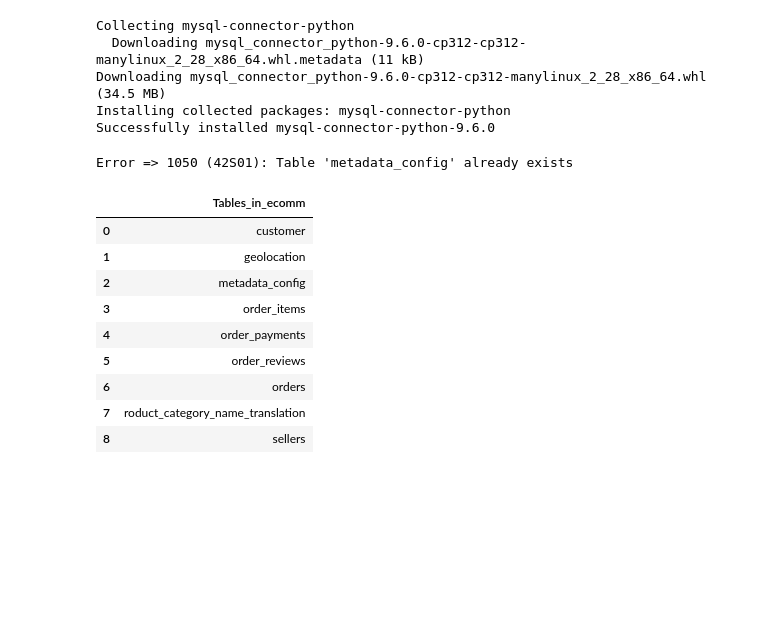
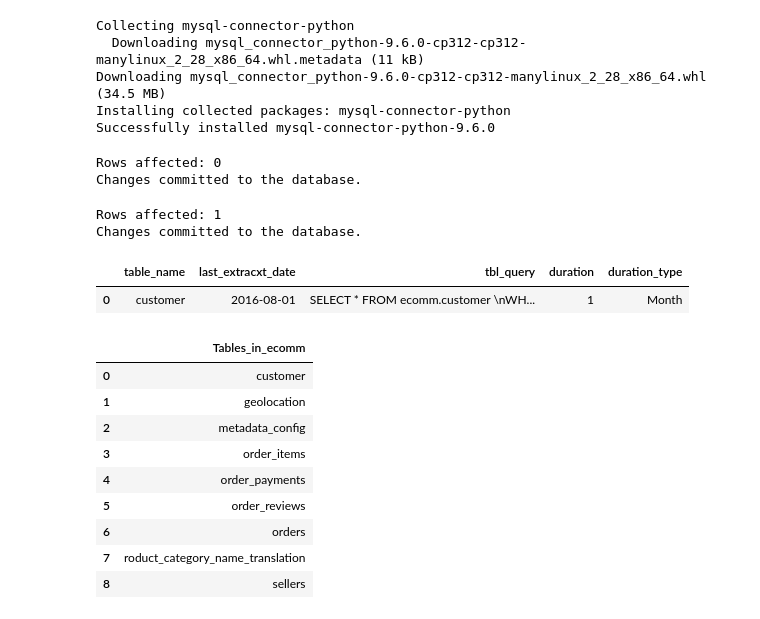
Before and after one commit to melwinmpk/airflow_dbt_elt_framework, a Jupyter notebook: dags/utility/Load data from mysql to postgress.ipynb, the cells around one changed output. Cells and saved outputs as stored; diff of their text form; code cells hidden in the pictures; blank space fills up the shorter version.

```diff
--- a/dags/utility/Load data from mysql to postgress.ipynb
+++ b/dags/utility/Load data from mysql to postgress.ipynb
@@ -70,17 +71,49 @@ df.to_csv(f"{folder_path}/data.csv", index=False)
 mysql_obj.connection_close()
 # %%
 mysql_obj = mysql_db_helper('ecomm')
+# mysql_obj.query_exec(f'''
+# DROP TABLE ecomm.metadata_config;
+# ''')
 mysql_obj.query_exec(f'''
 CREATE TABLE ecomm.metadata_config (
     table_name VARCHAR(32),
-    last_extracxt_date TIMESTAMP,
+    last_extracxt_date TIMESTAMP DEFAULT '2016-08-01 00:00:00',
+    tbl_query TEXT,
     duration INTEGER(2),
     duration_type VARCHAR(10)
-)
+);
 ''')
 mysql_obj.connection_close()
 # %% [output]
-Error => 1050 (42S01): Table 'metadata_config' already exists
+Rows affected: 0
+Changes committed to the database.
+# %%
+mysql_obj = mysql_db_helper('ecomm')
+
+mysql_obj.query_exec(f'''
+INSERT INTO ecomm.metadata_config (table_name,tbl_query,duration,duration_type) VALUES
+('customer',
+'SELECT * FROM ecomm.customer
+WHERE customer_id in (
+    SELECT customer_id
+    FROM orders
+    WHERE YEAR(order_purchase_timestamp) = __YEAR__
+    AND MONTH(order_purchase_timestamp) = __MONTH__
+);',
+1,'Month');
+''')
+mysql_obj.connection_close()
+# %% [output]
+Rows affected: 1
+Changes committed to the database.
+# %%
+mysql_obj = mysql_db_helper('ecomm')
+df = mysql_obj.query_exec_getresult(f'''SELECT * FROM ecomm.metadata_config ;''')
+mysql_obj.connection_close()
+df.head(10)
+# %% [output]
+|  | table_name | last_extracxt_date | tbl_query | duration | duration_type |
+| 0 | customer | 2016-08-01 | SELECT * FROM ecomm.customer \nWH... | 1 | Month |
 # %%
 mysql_obj = mysql_db_helper('ecomm')
 df = mysql_obj.query_exec_getresult(f'''SHOW TABLES;''')
```
Also changed, not shown: parts of 1 cell of this notebook.
